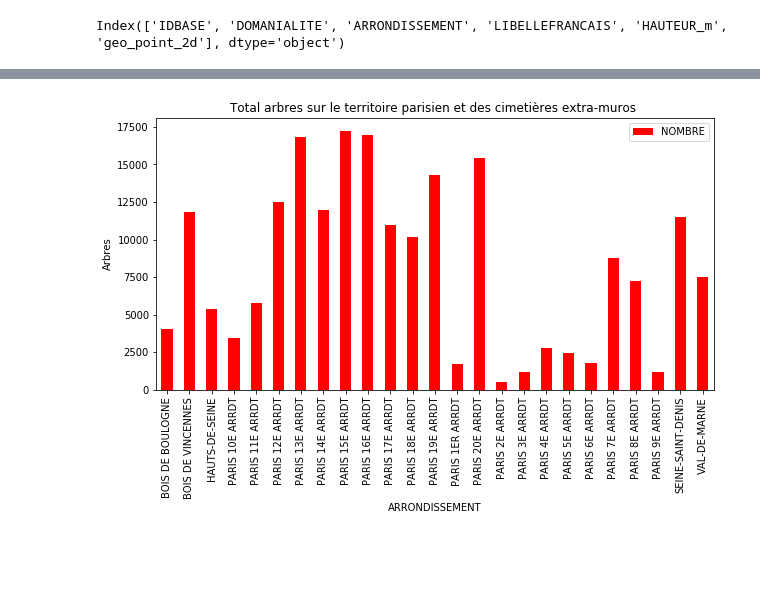
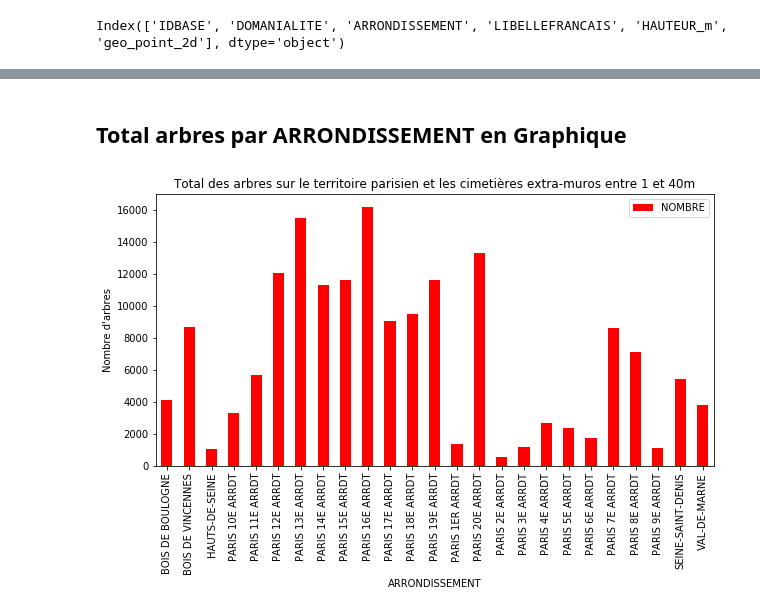
Before and after one commit to emarciano78/ArbresParis, a Jupyter notebook: arbres.ipynb, the cells around one changed output, grey strips where cells are left out. Cells and saved outputs as stored; diff of their text form; code cells hidden in the pictures; blank space fills up the shorter version.

```diff
--- a/arbres.ipynb
+++ b/arbres.ipynb
@@ -110,18 +132,20 @@ Total arbres sur le territoire parisien et des cimetières extra-muros
+# %% [markdown]
+## Total arbres par ARRONDISSEMENT en Graphique
 # %%
-# Total arbres par ARRONDISSEMENT Graphique
+# Total arbres par Zone Graphique
 # -----------------------------------------
 
 # Set figure width to 10 and height to 5
 fig_size[0] = 10.0
 fig_size[1] = 5.0
 plt.rcParams["figure.figsize"] = fig_size
 
-df1 = df.groupby(["ARRONDISSEMENT"]).size().reset_index(name='NOMBRE')
-#print(df1)
-#print(df1.shape)
+df1 = df[(df["HAUTEUR_m"] >= 1) & (df["HAUTEUR_m"] <= 40)]   # Ne recupere que les arbres entre 1 m et 40 m
+df1 = df1.groupby(["ARRONDISSEMENT"]).size().reset_index(name='NOMBRE')
+
 df1.plot(kind='bar',x='ARRONDISSEMENT',y='NOMBRE',color='red')
-plt.title('Total arbres sur le territoire parisien et les cimetières extra-muros')    # Titre
-plt.ylabel("Arbres")
+plt.title('Total des arbres sur le territoire parisien et les cimetières extra-muros entre 1 et 40m')    # Titre
+plt.ylabel("Nombre d'arbres")
 plt.show()
 # %% [output]
-[figure, old version]
+[figure, new version]
```
Also changed, not shown: parts of 21 cells of this notebook, 1 other file.
